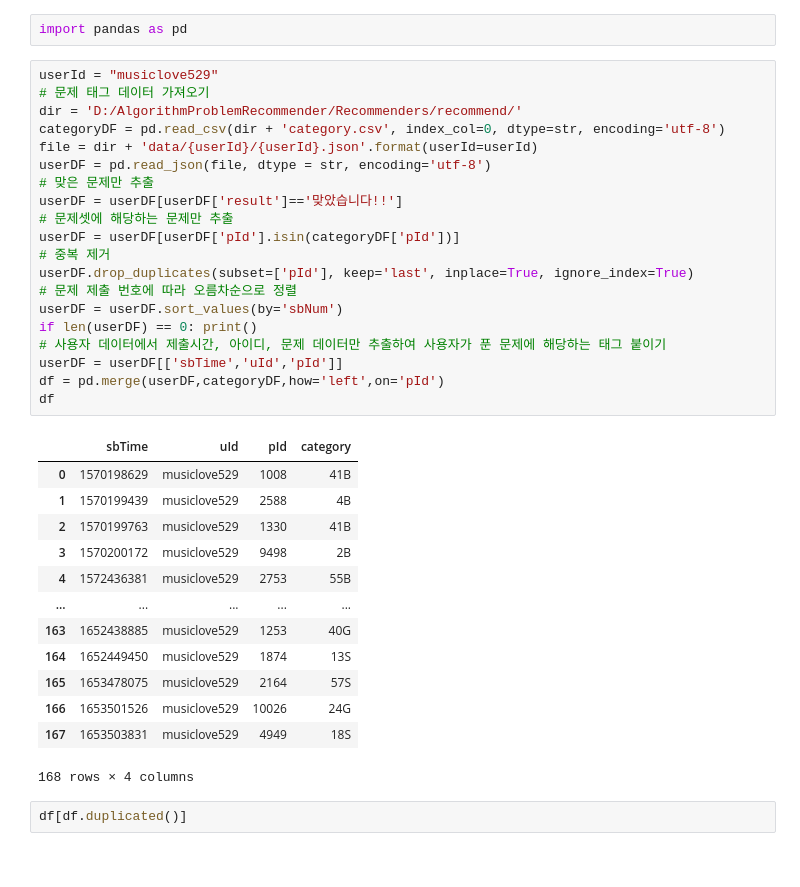
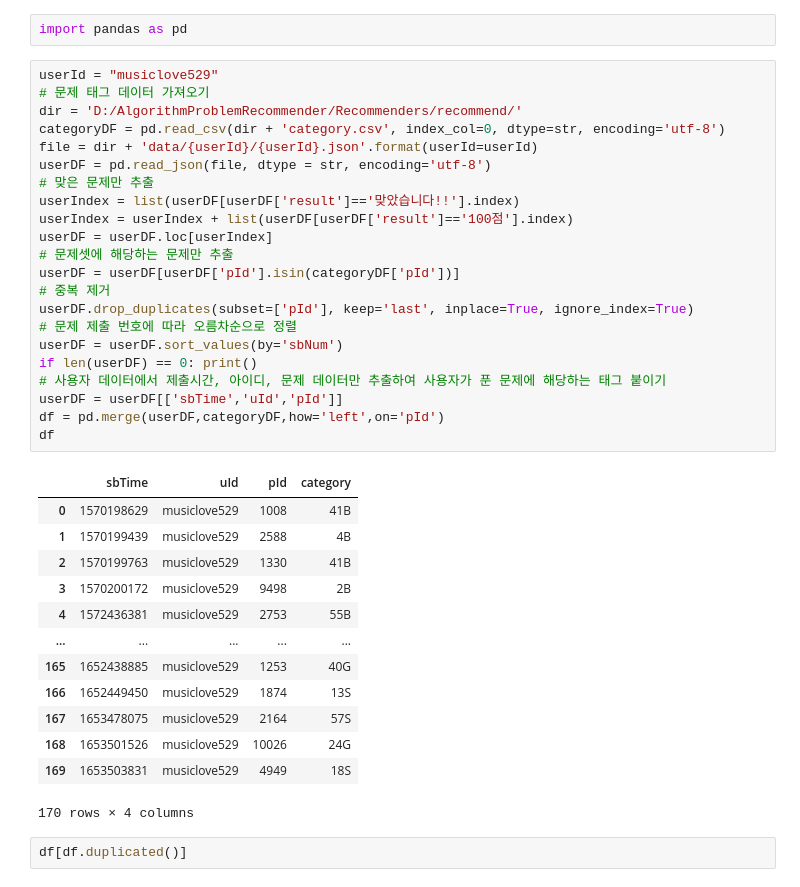
Before and after one commit to PSRecommender/Recommenders, a Jupyter notebook: recommend/createTest.ipynb, the cells around one changed output. Cells and saved outputs as stored; diff of their text form.

```diff
--- a/recommend/createTest.ipynb
+++ b/recommend/createTest.ipynb
@@ -754,37 +754,39 @@ import pandas as pd
 # %%
 userId = "musiclove529"
 # 문제 태그 데이터 가져오기
 dir = 'D:/AlgorithmProblemRecommender/Recommenders/recommend/'
 categoryDF = pd.read_csv(dir + 'category.csv', index_col=0, dtype=str, encoding='utf-8')
 file = dir + 'data/{userId}/{userId}.json'.format(userId=userId)
 userDF = pd.read_json(file, dtype = str, encoding='utf-8')
 # 맞은 문제만 추출
-userDF = userDF[userDF['result']=='맞았습니다!!']
+userIndex = list(userDF[userDF['result']=='맞았습니다!!'].index)
+userIndex = userIndex + list(userDF[userDF['result']=='100점'].index)
+userDF = userDF.loc[userIndex]
 # 문제셋에 해당하는 문제만 추출
 userDF = userDF[userDF['pId'].isin(categoryDF['pId'])]
 # 중복 제거
 userDF.drop_duplicates(subset=['pId'], keep='last', inplace=True, ignore_index=True)
 # 문제 제출 번호에 따라 오름차순으로 정렬
 userDF = userDF.sort_values(by='sbNum')
 if len(userDF) == 0: print()
 # 사용자 데이터에서 제출시간, 아이디, 문제 데이터만 추출하여 사용자가 푼 문제에 해당하는 태그 붙이기
 userDF = userDF[['sbTime','uId','pId']]
 df = pd.merge(userDF,categoryDF,how='left',on='pId')
 df
 # %% [output]
 |  | sbTime | uId | pId | category |
 | 0 | 1570198629 | musiclove529 | 1008 | 41B |
 | 1 | 1570199439 | musiclove529 | 2588 | 4B |
 | 2 | 1570199763 | musiclove529 | 1330 | 41B |
 | 3 | 1570200172 | musiclove529 | 9498 | 2B |
 | 4 | 1572436381 | musiclove529 | 2753 | 55B |
 | ... | ... | ... | ... | ... |
-| 163 | 1652438885 | musiclove529 | 1253 | 40G |
-| 164 | 1652449450 | musiclove529 | 1874 | 13S |
-| 165 | 1653478075 | musiclove529 | 2164 | 57S |
-| 166 | 1653501526 | musiclove529 | 10026 | 24G |
-| 167 | 1653503831 | musiclove529 | 4949 | 18S |
+| 165 | 1652438885 | musiclove529 | 1253 | 40G |
+| 166 | 1652449450 | musiclove529 | 1874 | 13S |
+| 167 | 1653478075 | musiclove529 | 2164 | 57S |
+| 168 | 1653501526 | musiclove529 | 10026 | 24G |
+| 169 | 1653503831 | musiclove529 | 4949 | 18S |
-168 rows × 4 columns
+170 rows × 4 columns
 # %%
 df[df.duplicated()]
 # %% [output]
```
